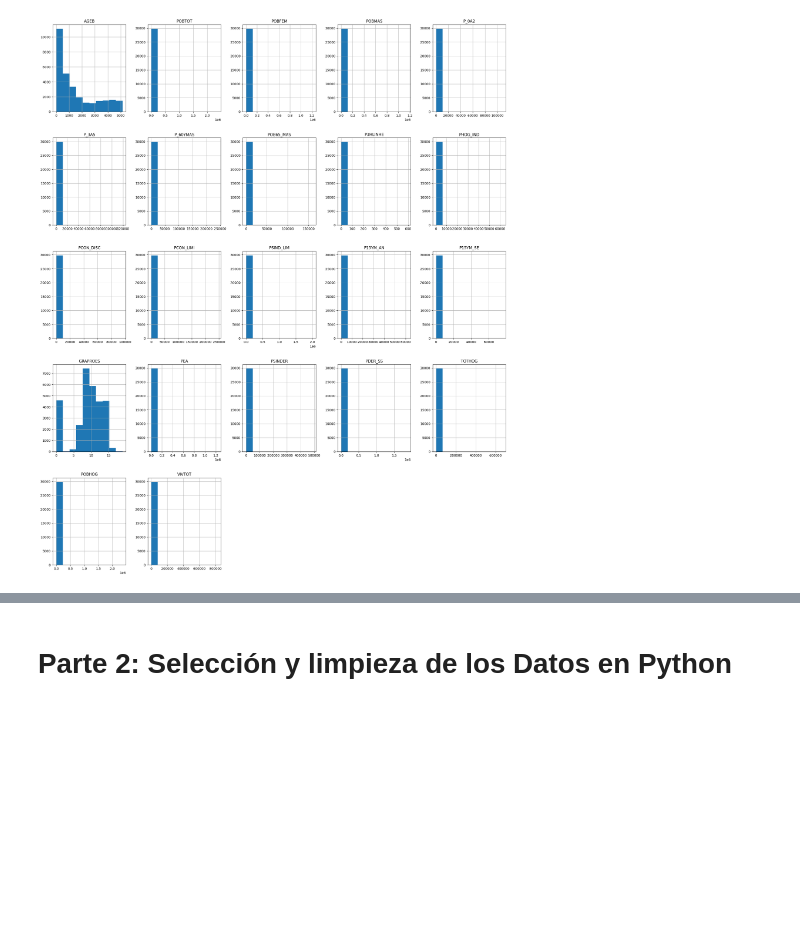
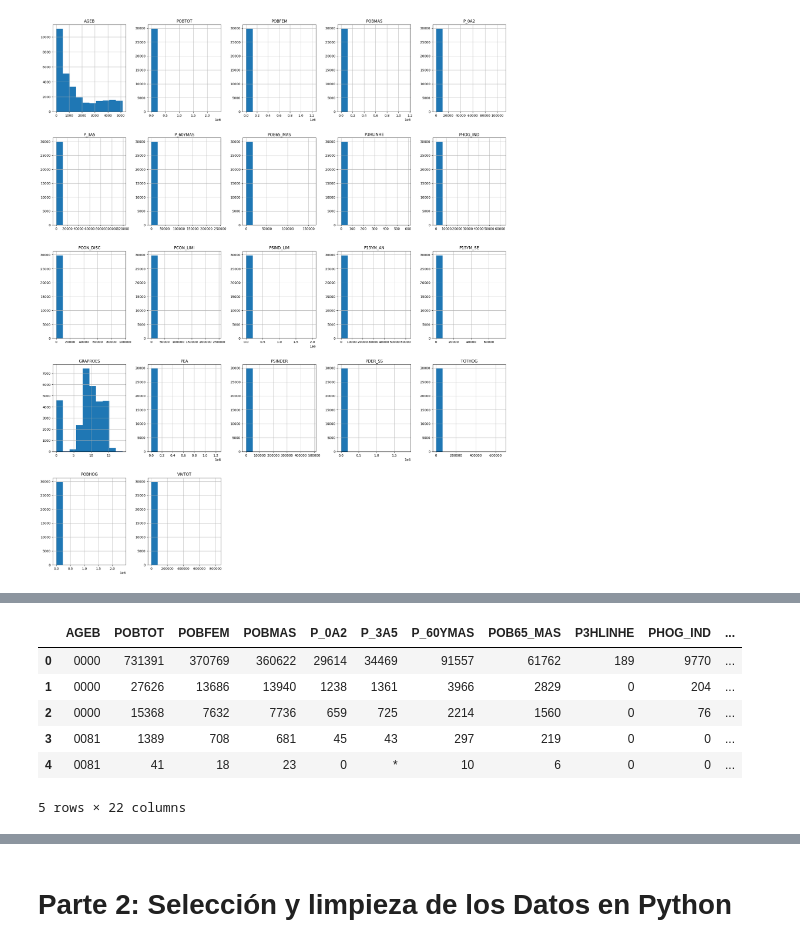
Before and after one commit to LH-1169213/IslasDeCalor, a Jupyter notebook: EDA_SCITEL_INEGI.ipynb, the cells around one changed output, grey strips where cells are left out. Drawn from its saved outputs; the diff is of its cells as text; code cells hidden in the pictures; blank space fills up the shorter version.

```diff
--- a/EDA_SCITEL_INEGI.ipynb
+++ b/EDA_SCITEL_INEGI.ipynb
@@ -211,0 +260,16 @@ df.head()
+# %%
+# Leemos los datos por Estado
+# Colima
+df5 = pd.read_csv("https://raw.githubusercontent.com/LH-1169213/IslasDeCalor/refs/heads/main/Colima.csv",
+                 usecols=[ 'AGEB', 'POBTOT', 'POBFEM', 'POBMAS',
+            'P_0A2','P_3A5', 'P_60YMAS', 'POB65_MAS', 'P3HLINHE', 'PHOG_IND', 'PCON_DISC', 'PCON_LIMI',
+            'PSIND_LIM', 'P15YM_AN', 'P15YM_SE', 'GRAPROES', 'PEA', 'PSINDER', 'PDER_SS', 'TOTHOG', 'POBHOG', 'VIVTOT'])
+df5.head()
+# %% [output]
+|  | AGEB | POBTOT | POBFEM | POBMAS | P_0A2 | P_3A5 | P_60YMAS | POB65_MAS | P3HLINHE | PHOG_IND | ... |
+| 0 | 0000 | 731391 | 370769 | 360622 | 29614 | 34469 | 91557 | 61762 | 189 | 9770 | ... |
+| 1 | 0000 | 27626 | 13686 | 13940 | 1238 | 1361 | 3966 | 2829 | 0 | 204 | ... |
+| 2 | 0000 | 15368 | 7632 | 7736 | 659 | 725 | 2214 | 1560 | 0 | 76 | ... |
+| 3 | 0081 | 1389 | 708 | 681 | 45 | 43 | 297 | 219 | 0 | 0 | ... |
+| 4 | 0081 | 41 | 18 | 23 | 0 | * | 10 | 6 | 0 | 0 | ... |
+5 rows × 22 columns
```
Also changed, not shown: parts of 34 cells of this notebook.
